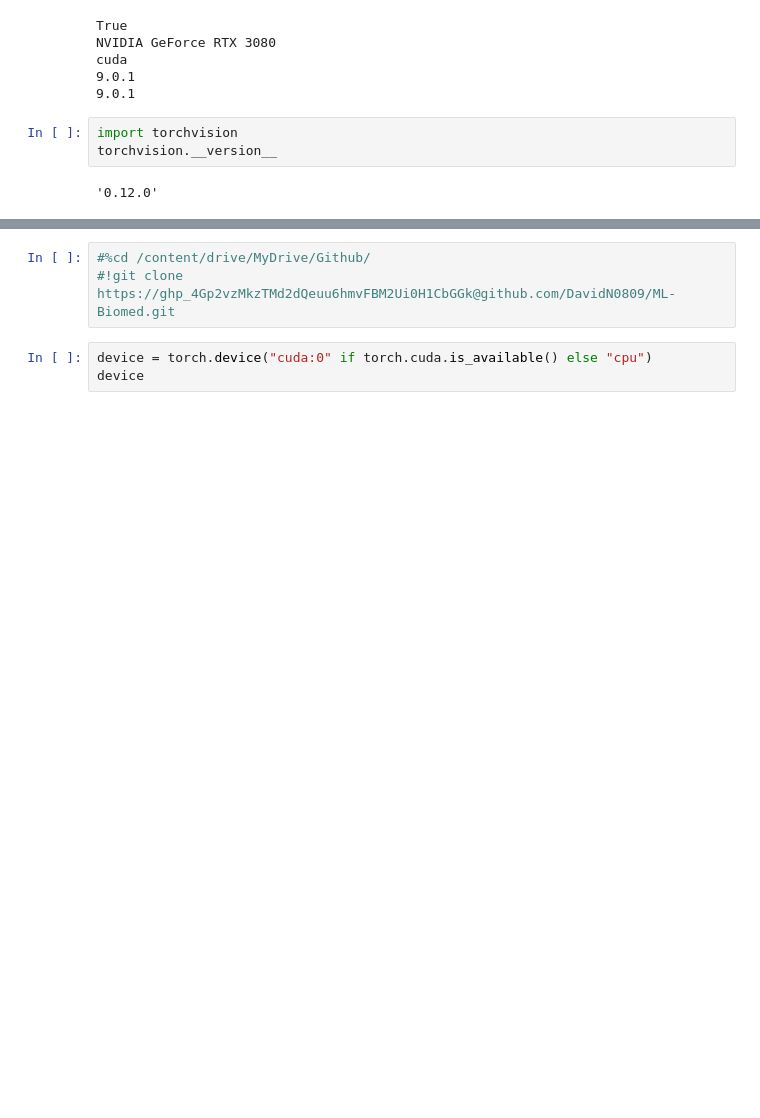
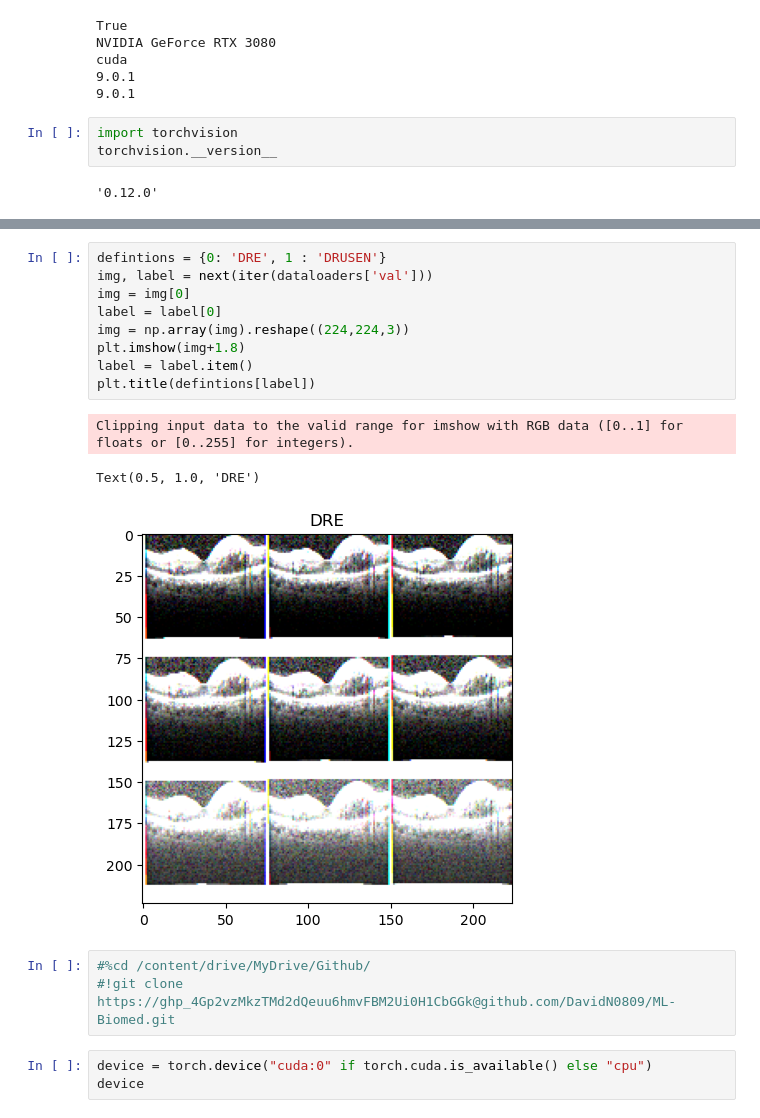
Before and after one commit to DavidN0809/ML-Biomed, a Jupyter notebook: hw1.ipynb, the cells around one changed output, grey strips where cells are left out. Cells and saved outputs as stored; diff of their text form; blank space fills up the shorter version.

```diff
--- a/hw1.ipynb
+++ b/hw1.ipynb
@@ -95,3 +152,16 @@ dataloaders = {
+# %%
+defintions = {0: 'DRE', 1 : 'DRUSEN'}
+img, label = next(iter(dataloaders['val']))
+img = img[0]
+label = label[0]
+img = np.array(img).reshape((224,224,3))
+plt.imshow(img+1.8)
+label = label.item()
+plt.title(defintions[label])
+# %% [output]
+Clipping input data to the valid range for imshow with RGB data ([0..1] for floats or [0..255] for integers).
+Text(0.5, 1.0, 'DRE')
+[figure, added]
 # %%
 #%cd /content/drive/MyDrive/Github/
 #!git clone https://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@github.com/DavidN0809/ML-Biomed.git
```
Also changed, not shown: parts of 15 cells of this notebook, 3 other files.
